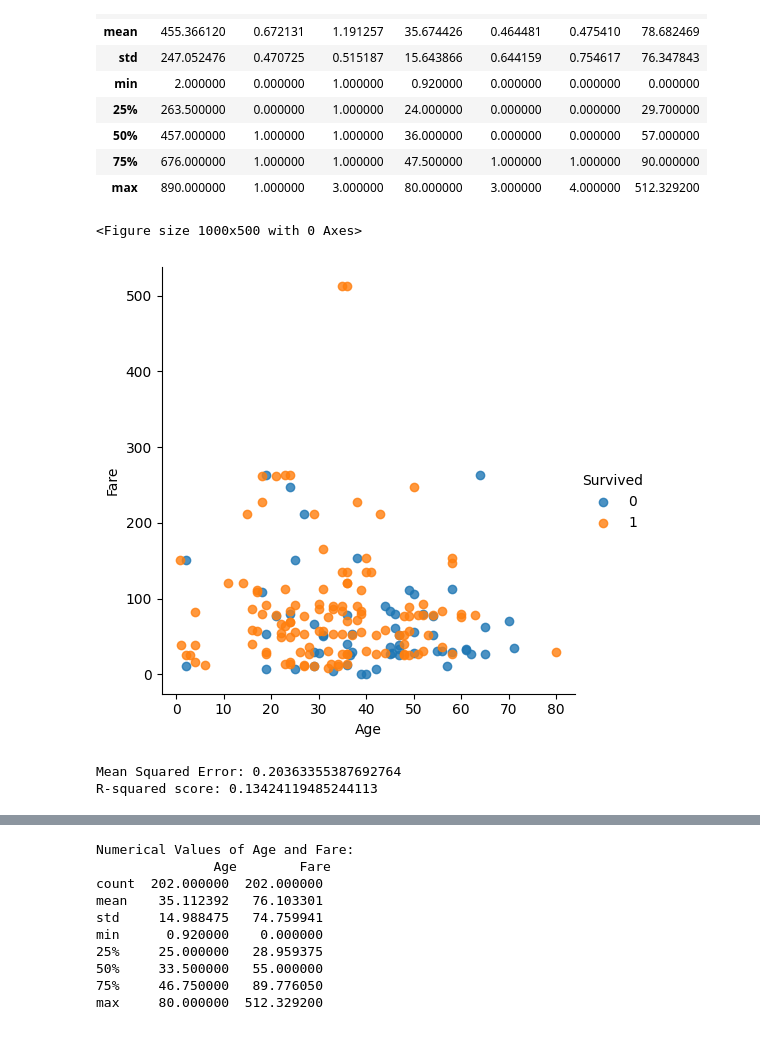
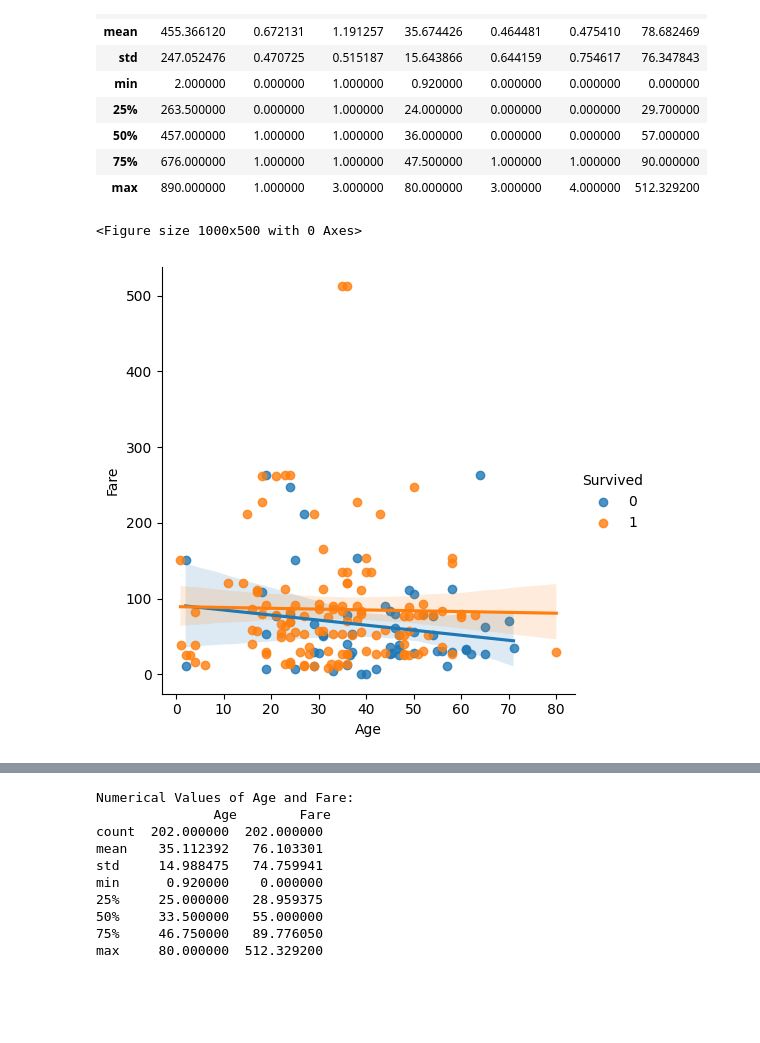
Before and after one commit to Rorando111/cpe019, a Jupyter notebook: Hands_on_Activity_4_1_Advanced_Data_Analytics_and_Machine_Learning.ipynb, the cells around one changed output, grey strips where cells are left out. Saved outputs shown, nothing was run; the diff lists cells and outputs as text; code cells hidden in the pictures; blank space fills up the shorter version.

```diff
--- a/Hands_on_Activity_4_1_Advanced_Data_Analytics_and_Machine_Learning.ipynb
+++ b/Hands_on_Activity_4_1_Advanced_Data_Analytics_and_Machine_Learning.ipynb
@@ -191,59 +200,34 @@ train.describe()
 # %%
 #Libraries to be used
 import numpy as np
 import pandas as pd
 import matplotlib.pyplot as plt
 from scipy import stats
 
 import seaborn as sns
 from sklearn.linear_model import LinearRegression
 from sklearn.model_selection import train_test_split
 from pandas.core.common import random_state
 
 
 # Upload data
 train = pd.read_csv('/content/titanic_train.csv')
-# Drop NUll values
+# Drop rows with missing values
 train = train.dropna()
 # Defining Targets
 # x being the independent variable and y being the dependent
 x = train[['Age', 'Fare']]
 y = train['Survived']
 model = LinearRegression()
+# Estimates the coefficients that best predict the dependent variable y based on the independent variables x.
 model.fit(x, y)
+# Creates the figure with specified size
 plt.figure(figsize=(10,5))
-sns.lmplot(x = 'Age', y = 'Fare', hue = 'Survived', data = train, fit_reg = False)
+# Creates a scatter plot of Age vs. Fare, with each point colored according to the Survived column.
+# fit_reg = True meaning that a regression line will be included
+sns.lmplot(x = 'Age', y = 'Fare', hue = 'Survived', data = train, fit_reg = True)
+# display the plot
 plt.show()
 # %% [output]
 <Figure size 1000x500 with 0 Axes>
-[figure, old version]
+[figure, new version]
-# %%
-import pandas as pd
-from sklearn.model_selection import train_test_split
-from sklearn.linear_model import LinearRegression
-from sklearn.metrics import mean_squared_error, r2_score
-# Select the feature columns and the target column
-X = train[['Age', 'Fare']]
-y = train['Survived']
-
-# Split the dataset into training and testing sets
-X_train, X_test, y_train, y_test = train_test_split(X, y, test_size=0.2, random_state=42)
-
-# Create a Linear Regression model
-model = LinearRegression()
-
-# Fit the model to the training data
-model.fit(X_train, y_train)
-
-# Use the model to make predictions on the testing data
-y_pred = model.predict(X_test)
-
-# Evaluate the model's performance
-mse = mean_squared_error(y_test, y_pred)
-r2 = r2_score(y_test, y_pred)
-
-print(f'Mean Squared Error: {mse}')
-print(f'R-squared score: {r2}')
-# %% [output]
-Mean Squared Error: 0.20363355387692764
-R-squared score: 0.13424119485244113
```
Also changed, not shown: parts of 90 cells of this notebook.
